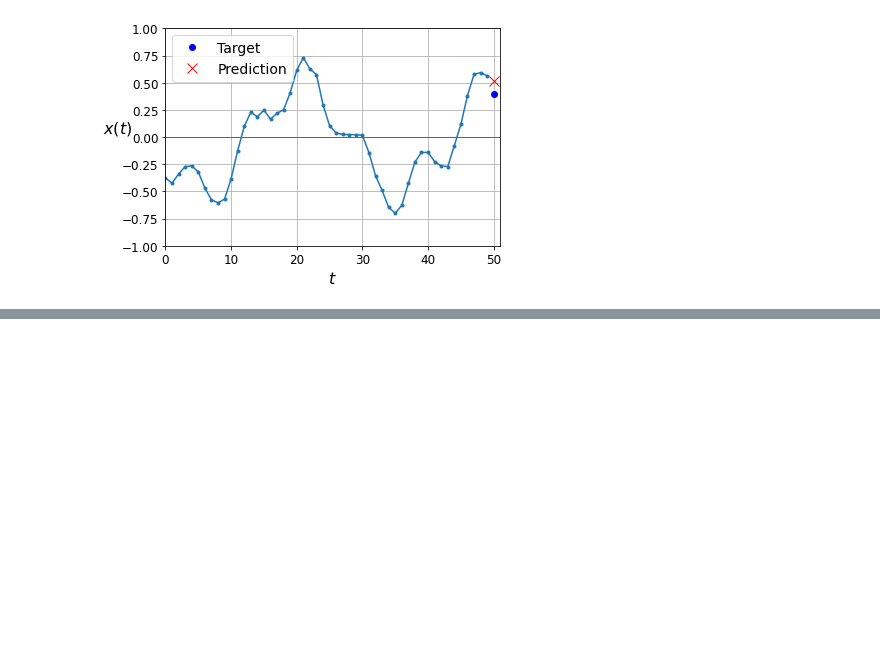
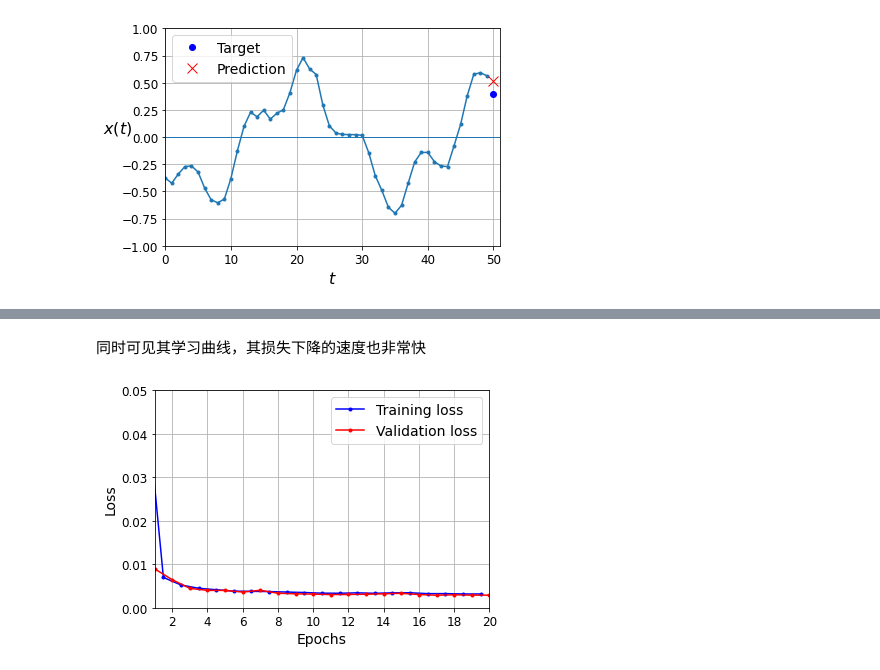
Before and after one commit to Boerd-coin/handson_ml, a Jupyter notebook: practice/15_使用RNN和CNN处理序列.ipynb, the cells around one changed output, grey strips where cells are left out. Cells and saved outputs as stored; diff of their text form; code cells hidden in the pictures; blank space fills up the shorter version.

```diff
--- a/practice/15_使用RNN和CNN处理序列.ipynb
+++ b/practice/15_使用RNN和CNN处理序列.ipynb
@@ -242,0 +260,15 @@ plt.show()
+# %%
+np.random.seed(42)
+tf.random.set_seed(42)
+
+model = keras.models.Sequential([
+    # 记得在除最后一层之外的层都加上return_sequences=True
+    # 不然后面的层会只接收到2D张量(每个批的最后一个向量或值)，而RNN需要3D张量(每个批的所有输出)
+    keras.layers.SimpleRNN(20, return_sequences=True, input_shape=[None, 1]),
+    keras.layers.SimpleRNN(20, return_sequences=True),
+    keras.layers.SimpleRNN(1)
+])
+
+model.compile(loss="mse", optimizer="adam")
+history = model.fit(X_train, y_train, epochs=20,
+                    validation_data=(X_valid, y_valid))
@@ -242,0 +300,7 @@ plt.show()
+# %% [markdown]
+同时可见其学习曲线，其损失下降的速度也非常快
+# %%
+plot_learning_curves(history.history["loss"], history.history["val_loss"])
+plt.show()
+# %% [output]
+[figure, added]
```
Also changed, not shown: parts of 51 cells of this notebook, 1 other file.
